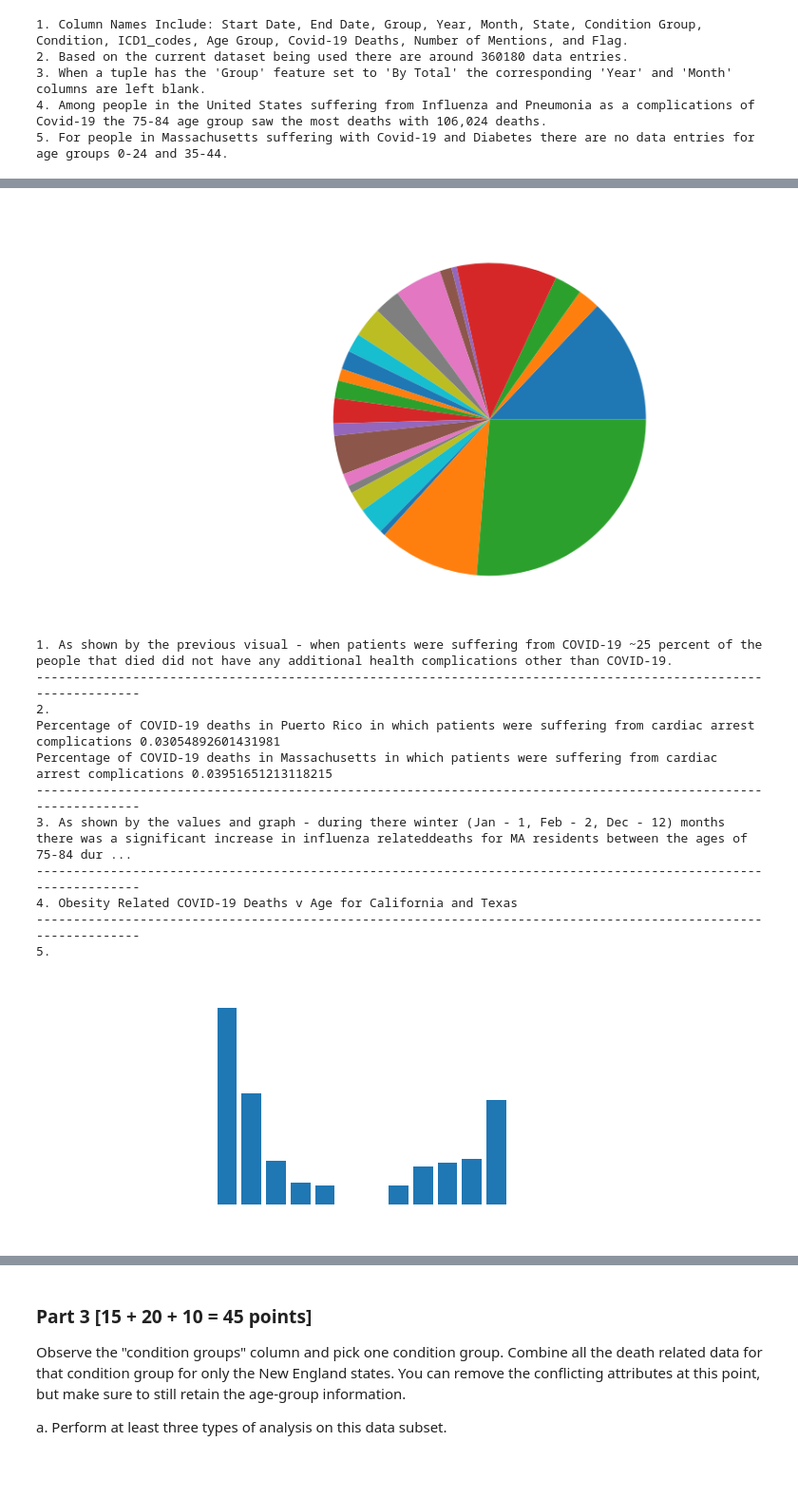
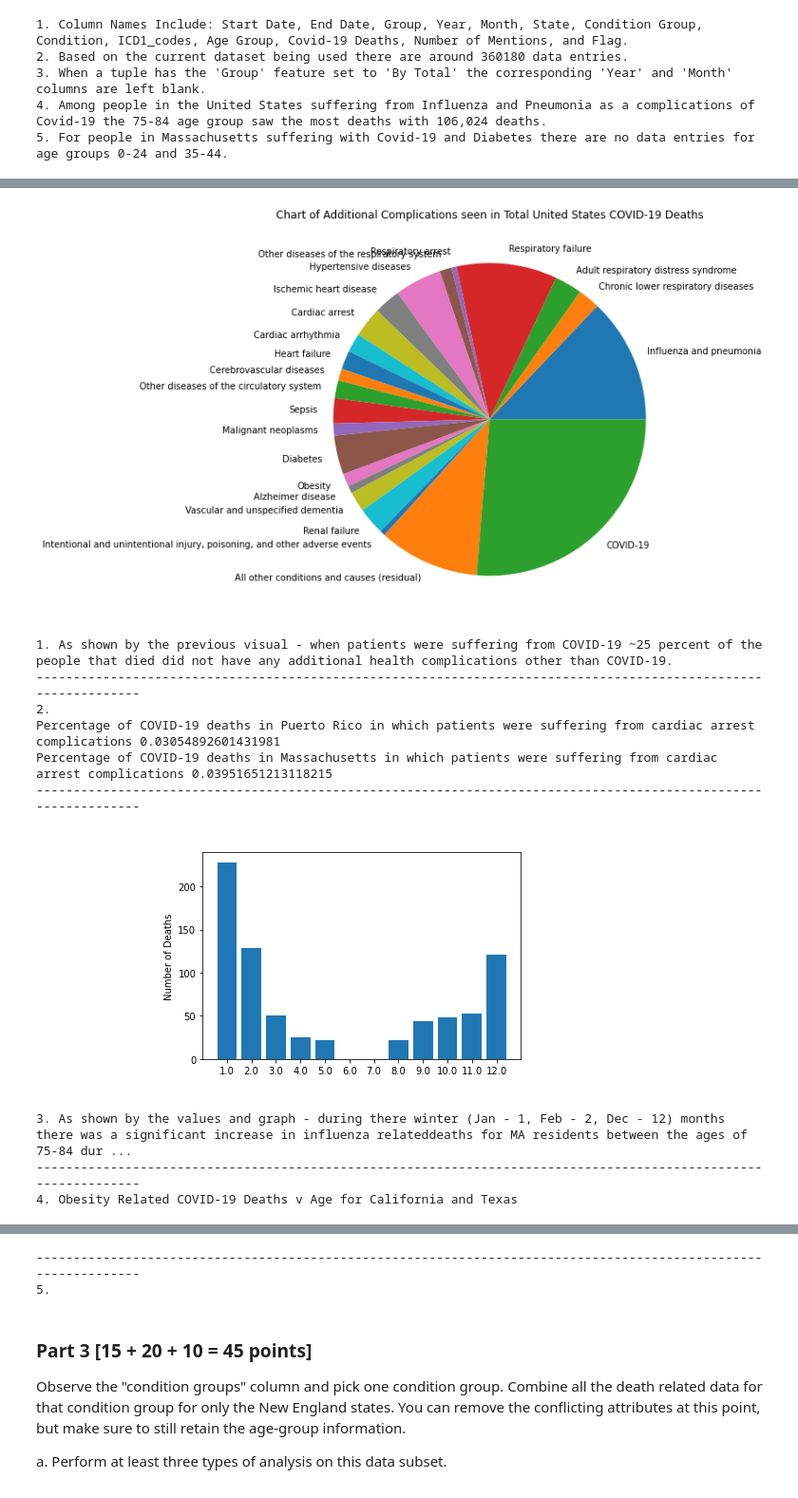
Before and after one commit to Ashpai24/BiomedicalDBMiningCourseWork, a Jupyter notebook: Project_1.ipynb, the cells around one changed output, grey strips where cells are left out. Shown at 95% size. Saved outputs shown, nothing was run; the diff lists cells and outputs as text; code cells hidden in the pictures.

Commit message:
Completed part 2

```diff
--- a/Project_1.ipynb
+++ b/Project_1.ipynb
@@ -38,6 +38,4 @@ Note: This part is open-ended. Any valid analysis is fine. Use visualizations wh
 # %%
-
-
 import pandas as pd
 pd.options.mode.chained_assignment = None  # default='warn'
 from matplotlib import pyplot as plt
@@ -59,8 +57,8 @@ pd.to_numeric(unitedstates_total_deaths["COVID-19 Deaths"])
 
 fig = plt.figure(figsize=(8,8))
 
-plt.pie(unitedstates_total_deaths['COVID-19 Deaths'], labels = unitedstates_total_deaths['Condition'], textprops={'color':"w"})
-plt.title("Chart of Additional Complications seen in Total United States COVID-19 Deaths", color="white")
+plt.pie(unitedstates_total_deaths['COVID-19 Deaths'], labels = unitedstates_total_deaths['Condition'], textprops={'color':"black"})
+plt.title("Chart of Additional Complications seen in Total United States COVID-19 Deaths", color="black")
 plt.show()
 
 print("1. As shown by the previous visual - when patients were suffering from COVID-19 ~25 percent of the people that "
@@ -132,9 +130,9 @@ plt.bar(x=massachusetts_death_month_influenza['Month'], height=massachusetts_dea
 
 plt.title("Number of Influenza & Pneumonia Related Deaths when Patient was Suffering From Covid-19 per Month (2021)", color="white")
 plt.xlabel("Month", color="white")
-plt.ylabel("Number of Deaths", color="white")
-plt.yticks(color="white")
-plt.xticks(color="white")
+plt.ylabel("Number of Deaths", color="black")
+plt.yticks(color="black")
+plt.xticks(color="black")
 plt.show()
 
 print("3. As shown by the values and graph - during there winter (Jan - 1, Feb - 2, Dec - 12) months there was a significant increase in influenza related"
@@ -149,53 +147,75 @@ import numpy as np
 
 df = pd.read_csv("CovidData.csv")
 
-# Solution to Part 2 Q1
 print("4. Obesity Related COVID-19 Deaths v Age for California and Texas")
 number_deaths_texas = df.loc[
     (df['Group'] == 'By Total') & (df['State'] == "Texas") &
     ((df['Age Group'] != 'All Ages') & (df["Age Group"] != 'Not stated')) &
     (df["Condition"] == "Obesity")]
 
 number_deaths_california = df.loc[
     (df['Group'] == 'By Total') & (df['State'] == "California") &
     ((df['Age Group'] != 'All Ages') & (df["Age Group"] != 'Not stated')) &
     (df["Condition"] == "Obesity")]
 
 number_deaths_california = number_deaths_california.loc[:, ~number_deaths_california.columns.isin(
     ['Date As Of', 'ICD10_codes', 'Number of Mentions', 'Flag', 'Year', 'Start Date', 'End Date'])]
 number_deaths_california['COVID-19 Deaths'] = number_deaths_california['COVID-19 Deaths'].str.replace(',', '').astype(
     float)
 
 number_deaths_texas = number_deaths_texas.loc[:, ~number_deaths_texas.columns.isin(
     ['Date As Of', 'ICD10_codes', 'Number of Mentions', 'Flag', 'Year', 'Start Date', 'End Date'])]
 number_deaths_texas['COVID-19 Deaths'] = number_deaths_texas['COVID-19 Deaths'].str.replace(',', '').astype(
     float)
 x = np.arange(8)
 width = .2
 
 plt.bar(x-.2, number_deaths_texas["COVID-19 Deaths"], width, color="red")
 plt.bar(x, number_deaths_california["COVID-19 Deaths"], width, color="blue")
 plt.xticks(x, number_deaths_california["Age Group"])
 plt.legend(["Texas", "California"])
-plt.xlabel("Age Group", color = "white")
-plt.ylabel("Number of Deaths", color = 'white')
-plt.title("Breakdown of Obesity Related Covid Deaths by Age for California and Texas", color = "white")
+plt.xlabel("Age Group", color = "black")
+plt.ylabel("Number of Deaths", color = 'black')
+plt.title("Breakdown of Obesity Related Covid Deaths by Age for California and Texas", color = "black")
 plt.show()
 
 
 print("----------------------------------------------------------------------------------------------------------------")
-print("5. ")
+import pandas as pd
+
+pd.options.mode.chained_assignment = None  # default='warn'
+from matplotlib import pyplot as plt
+import numpy as np
+
+df = pd.read_csv("CovidData.csv")
+
+# Solution to Part 2 Q1
+number_deaths_alaska = df.loc[
+    (df['Group'] == 'By Total') & (df['State'] == "Alaska") &
+    (df["Condition Group"] == 'Respiratory diseases') &
+    (df["Condition"] == "Respiratory failure") &
+    ((df["Age Group"] != "All Ages") & (df["Age Group"] != "Not stated"))]
+
+number_deaths_alaska = number_deaths_alaska.loc[:, ~number_deaths_alaska.columns.isin(
+    ['Date As Of', 'ICD10_codes', 'Number of Mentions', 'Flag', 'Year', 'Month', 'Start Date', 'End Date'])]
+number_deaths_alaska['COVID-19 Deaths'] = number_deaths_alaska['COVID-19 Deaths'].str.replace(',', '').astype(
+    float)
+sum_deaths_alaska_resp_failure = number_deaths_alaska["COVID-19 Deaths"].sum()
+
+number_deaths_older_people = number_deaths_alaska.loc[(number_deaths_alaska["Age Group"] == "65-74")]
+number_deaths_older_people = number_deaths_older_people.iloc[0]["COVID-19 Deaths"]
+print(number_deaths_older_people/sum_deaths_alaska_resp_failure * 100)
+
+print("5. In the state of Alaska, of the people who died from Respiratory Failure complications 29% were from the age group of 65-74")
 # %% [output]
-[figure, old version]
+[figure, new version]
 1. As shown by the previous visual - when patients were suffering from COVID-19 ~25 percent of the people that died did not have any additional health complications other than COVID-19.
 ----------------------------------------------------------------------------------------------------------------
 2.
 Percentage of COVID-19 deaths in Puerto Rico in which patients were suffering from cardiac arrest complications 0.03054892601431981
 Percentage of COVID-19 deaths in Massachusetts in which patients were suffering from cardiac arrest complications 0.03951651213118215
 ----------------------------------------------------------------------------------------------------------------
-3. As shown by the values and graph - during there winter (Jan - 1, Feb - 2, Dec - 12) months there was a significant increase in influenza relateddeaths for MA residents between the ages of 75-84 dur ...
-----------------------------------------------------------------------------------------------------------------
-4. Obesity Related COVID-19 Deaths v Age for California and Texas
-----------------------------------------------------------------------------------------------------------------
-5.
-[figure, old version]
+[figure, new version]
+3. As shown by the values and graph - during there winter (Jan - 1, Feb - 2, Dec - 12) months there was a significant increase in influenza relateddeaths for MA residents between the ages of 75-84 dur ...
+----------------------------------------------------------------------------------------------------------------
+4. Obesity Related COVID-19 Deaths v Age for California and Texas
@@ -203,3 +223,5 @@ Percentage of COVID-19 deaths in Massachusetts in which patients were suffering
+----------------------------------------------------------------------------------------------------------------
+5.
 # %% [markdown]
 ### Part 3 [15 + 20 + 10 = 45 points]
 
```
Also changed, not shown: parts of 3 cells of this notebook.
